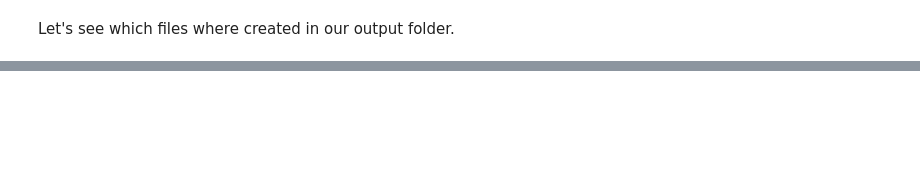
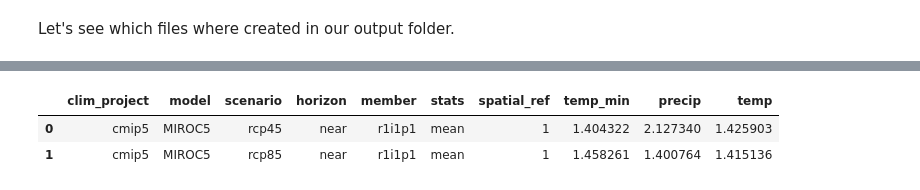
Before and after one commit to Deltares/blueearth_cst, a Jupyter notebook: docs/notebooks/Climate projections.ipynb, the cells around one changed output, grey strips where cells are left out. Saved outputs shown, nothing was run; the diff lists cells and outputs as text; code cells hidden in the pictures; blank space fills up the shorter version.

```diff
--- a/docs/notebooks/Climate projections.ipynb
+++ b/docs/notebooks/Climate projections.ipynb
@@ -105,0 +179,8 @@ for path, _, files in os.walk(root):
+# %%
+import pandas as pd
+df = pd.read_csv('examples/myModel/climate_projections/cmip5/annual_change_scalar_stats_summary_mean.csv')
+df
+# %% [output]
+|  | clim_project | model | scenario | horizon | member | stats | spatial_ref | temp_min | precip | temp |
+| 0 | cmip5 | MIROC5 | rcp45 | near | r1i1p1 | mean | 1 | 1.404322 | 2.127340 | 1.425903 |
+| 1 | cmip5 | MIROC5 | rcp85 | near | r1i1p1 | mean | 1 | 1.458261 | 1.400764 | 1.415136 |
```
Also changed, not shown: parts of 9 cells of this notebook, 3 other files.
